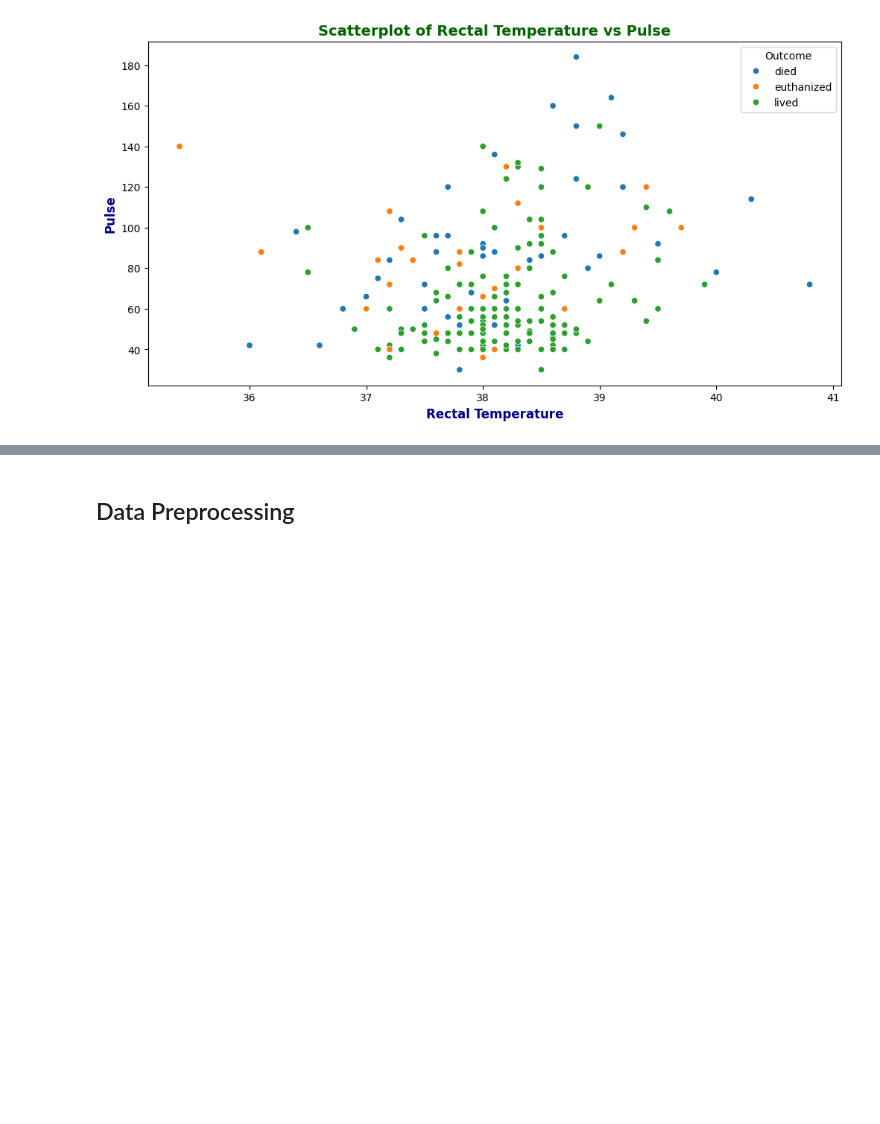
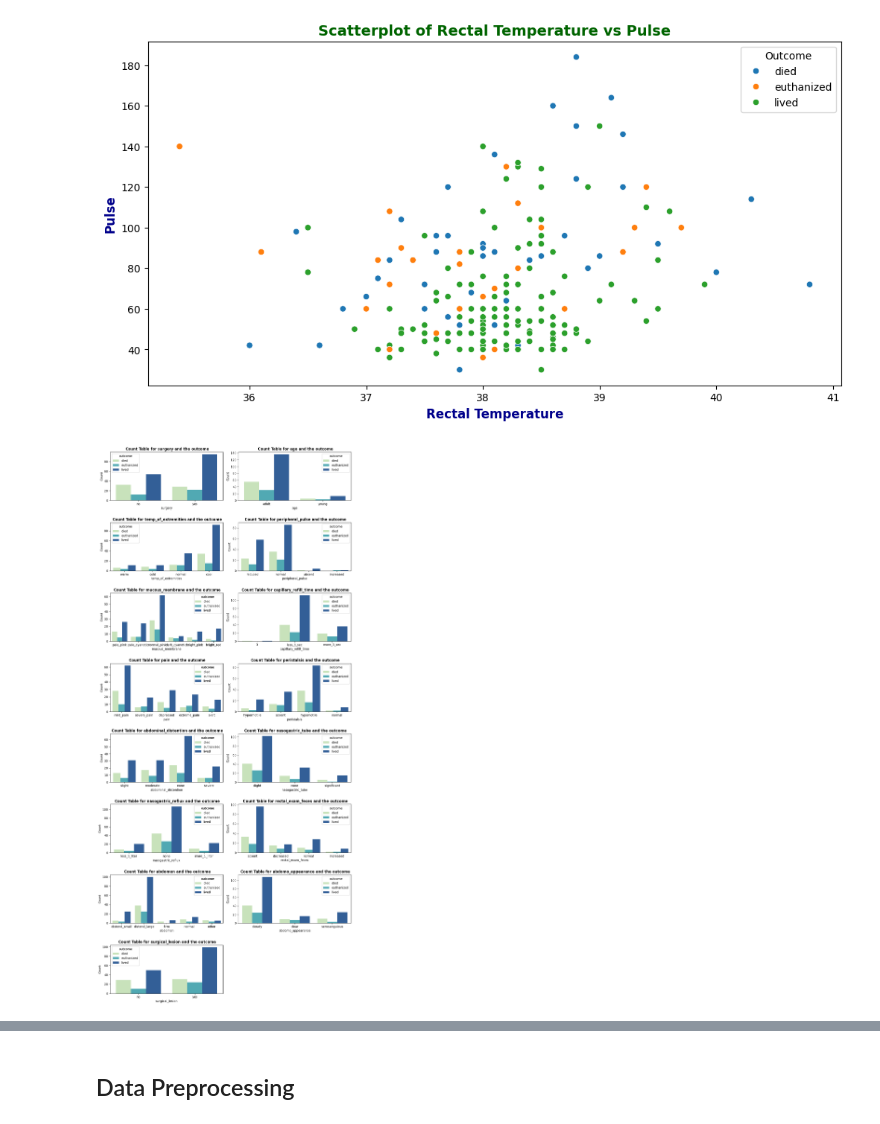
Before and after one commit to MehranZdi/horse_survival, a Jupyter notebook: horse_survival.ipynb, the cells around one changed output, grey strips where cells are left out. Drawn from its saved outputs; the diff is of its cells as text; code cells hidden in the pictures; blank space fills up the shorter version.

Commit message:
add countplots for categorical features.

```diff
--- a/horse_survival.ipynb
+++ b/horse_survival.ipynb
@@ -188,5 +172,27 @@ plt.savefig('Scatterplot of Rectal Temperature vs Pulse.png')
 plt.show()
 # %% [output]
 [figure]
+# %%
+cat_features = x_train.select_dtypes(include='object')
+# %%
+def plot_count(x=x_train, y=y_train, cat_feat=cat_features):
+    num_cols = 2
+    num_rows = (len(cat_feat.columns) + 1) // num_cols
+
+    plt.figure(figsize=(12, 26))
+
+    for i, feature in enumerate(cat_feat.columns, start=1):
+        plt.subplot(num_rows, num_cols, i)
+        sns.countplot(data=x, x=feature, hue=y, palette="YlGnBu")
+        plt.title(f' Count Table for {feature} and the outcome', fontsize=12, fontweight='bold')
+        plt.xlabel(feature, fontsize=10)
+        plt.ylabel('Count', fontsize=10)
+
+    plt.tight_layout(h_pad=2.6)
+    plt.show()
+# %%
+plot_count(x_train)
+# %% [output]
+[figure, added]
 # %%
 plt.figure(figsize=(5, 6))
```
Also changed, not shown: parts of 15 cells of this notebook.
